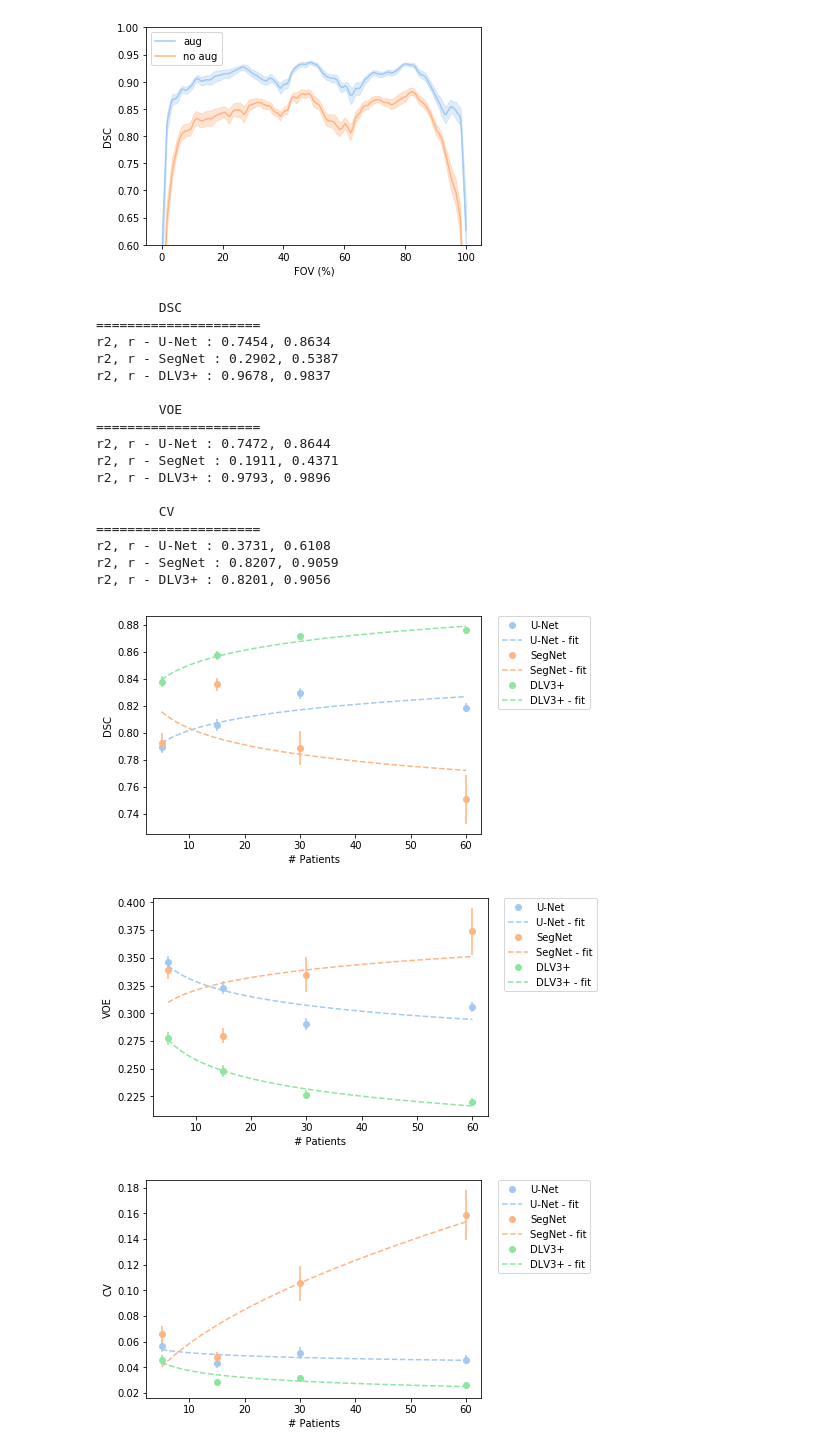
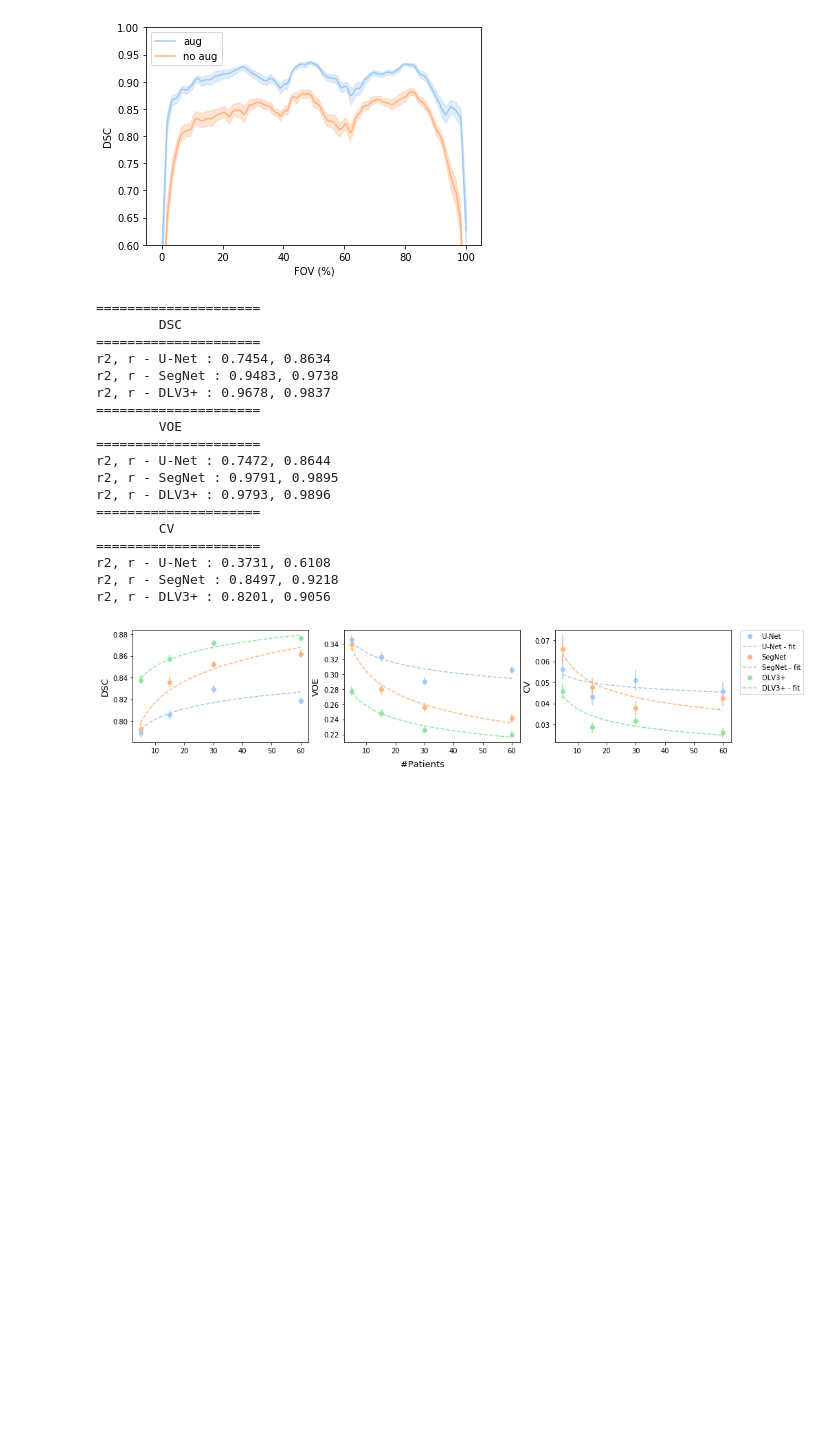
Before and after one commit to ad12/MedSegPy, a Jupyter notebook: analysis/exp_graphs.ipynb, the cells around one changed output. Saved outputs shown, nothing was run; the diff lists cells and outputs as text; code cells hidden in the pictures; blank space fills up the shorter version.

```diff
--- a/analysis/exp_graphs.ipynb
+++ b/analysis/exp_graphs.ipynb
@@ -113,8 +113,8 @@ dl_segnet = [   # Seed 1
                 # Seed 3
                 [segnet_data_limitation_path % (5, '2018-10-05-16-08-09'),
                  segnet_data_limitation_path % (15, '2018-10-06-00-07-38'),
-                 segnet_data_limitation_path % (30, '2018-10-07-02-28-58'),
-                 segnet_data_limitation_path % (60, '2018-10-07-08-28-48')]
+                 segnet_data_limitation_path % (30, '2018-10-26-06-21-11'),
+                 segnet_data_limitation_path % (60, '2018-10-26-06-16-12')]
             ]
 
 
@@ -126,51 +126,41 @@ dl_deeplab = [  # Seed 1
 
                 # Seed 2
                 [deeplab_data_limitation_path % (5, '2018-10-11-19-25-15'),
                  deeplab_data_limitation_path % (15, '2018-10-12-03-08-29'),
                  deeplab_data_limitation_path % (30, '2018-10-12-10-24-21'),
                  deeplab_data_limitation_path % (60, '2018-10-12-16-56-59')],
 
                 # Seed 3
                 [deeplab_data_limitation_path % (5, '2018-10-07-17-36-29'),
                  deeplab_data_limitation_path % (15, '2018-10-08-01-27-49'),
                  deeplab_data_limitation_path % (30, '2018-10-08-08-39-38'),
                  deeplab_data_limitation_path % (60, '2018-10-08-15-33-20')]
               ]
 
 data = {'filename': 'data_limitation.png', 'keys': ['U-Net', 'SegNet', 'DLV3+'],
         'U-Net': dl_unet, 'SegNet': dl_segnet, 'DLV3+': dl_deeplab}
 
-print('        DSC          ')
-print('=====================')
-af.graph_data_limitation(data, 'dsc')
-print('')
-
-print('        VOE          ')
-print('=====================')
-af.graph_data_limitation(data, 'voe')
-print('')
-
-print('        CV          ')
-print('=====================')
-af.graph_data_limitation(data, 'cvs', 'CV')
+ov_data = {'dsc': data,
+          'voe': data,
+          'cvs': data}
+af.graph_data_limitation(ov_data, 'data_limitation.png')
 # %% [output]
+=====================
         DSC
 =====================
 r2, r - U-Net : 0.7454, 0.8634
-r2, r - SegNet : 0.2902, 0.5387
+r2, r - SegNet : 0.9483, 0.9738
 r2, r - DLV3+ : 0.9678, 0.9837
-
+=====================
         VOE
 =====================
 r2, r - U-Net : 0.7472, 0.8644
-r2, r - SegNet : 0.1911, 0.4371
+r2, r - SegNet : 0.9791, 0.9895
 r2, r - DLV3+ : 0.9793, 0.9896
-
+=====================
         CV
 =====================
 r2, r - U-Net : 0.3731, 0.6108
-r2, r - SegNet : 0.8207, 0.9059
+r2, r - SegNet : 0.8497, 0.9218
 r2, r - DLV3+ : 0.8201, 0.9056
-[figure, old version]
+[figure, new version]
-[figure, removed]
-[figure, removed]
```
Also changed, not shown: 2 other files.
